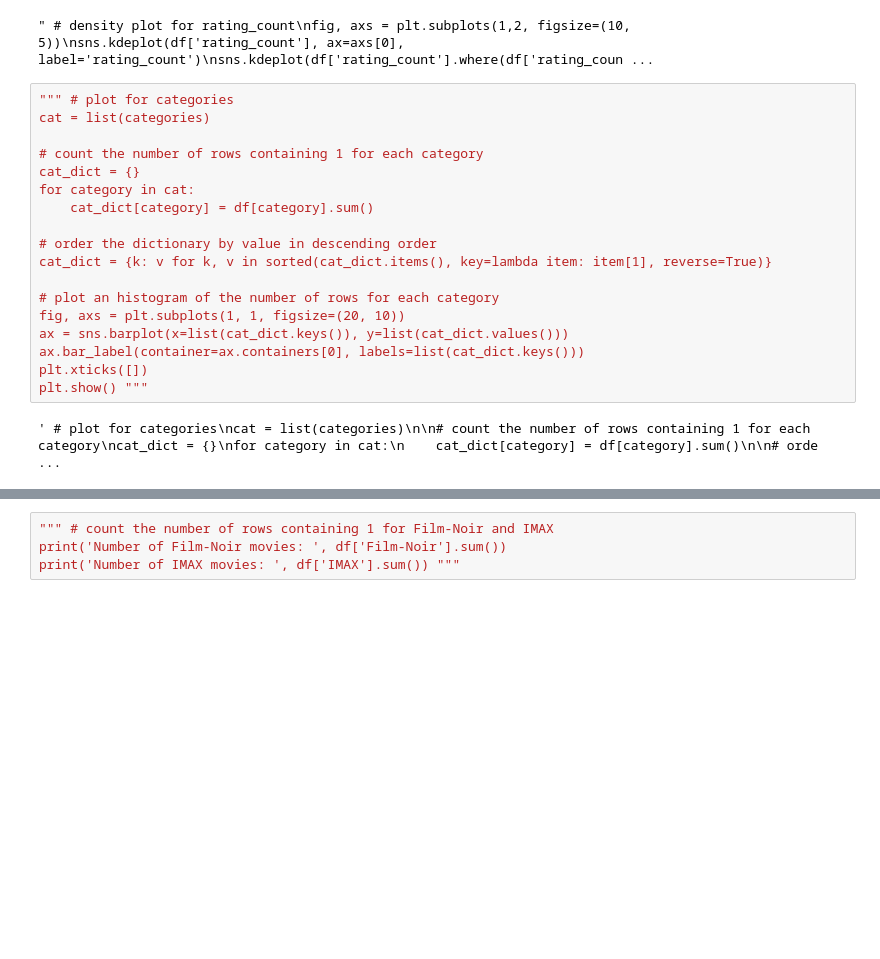
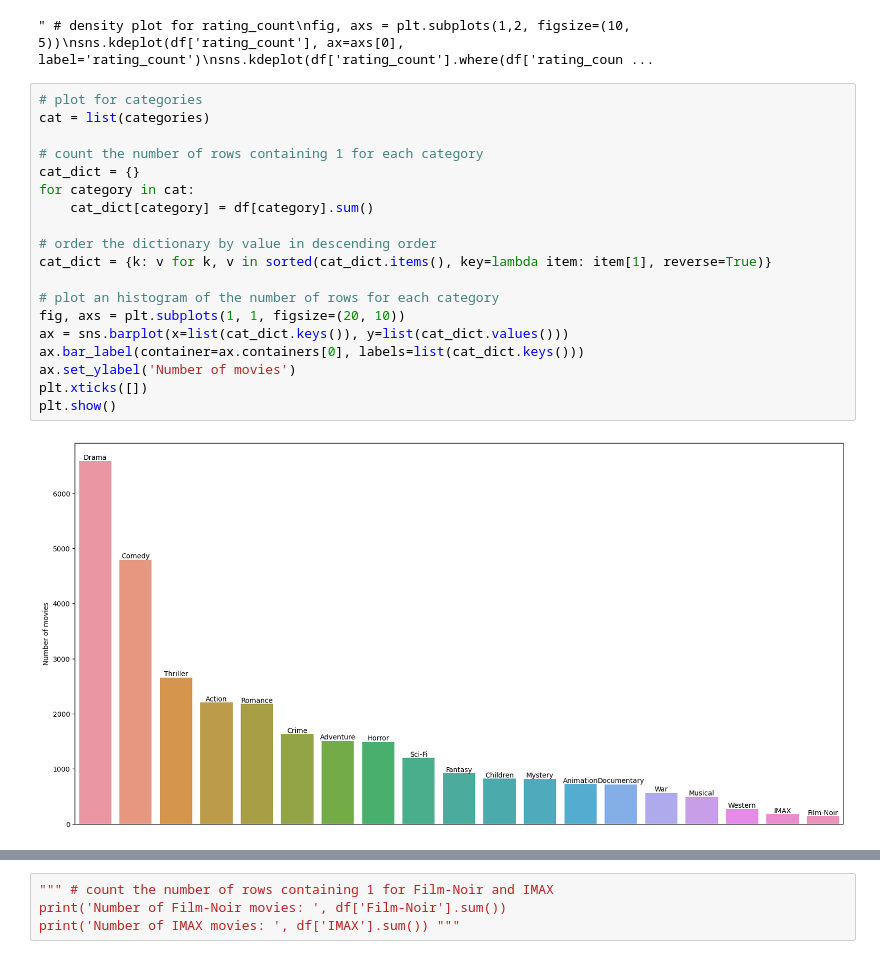
Before and after one commit to nicolopizzo/data-analytics, a Jupyter notebook: analysis.ipynb, the cells around one changed output, grey strips where cells are left out. Saved outputs shown, nothing was run; the diff lists cells and outputs as text; blank space fills up the shorter version.

```diff
--- a/analysis.ipynb
+++ b/analysis.ipynb
@@ -302,23 +303,24 @@ print('Number of all movies: ', df.shape[0]) """
 # %% [output]
 " # density plot for rating_count\nfig, axs = plt.subplots(1,2, figsize=(10, 5))\nsns.kdeplot(df['rating_count'], ax=axs[0], label='rating_count')\nsns.kdeplot(df['rating_count'].where(df['rating_coun ...
 # %%
-""" # plot for categories
+# plot for categories
 cat = list(categories)
 
 # count the number of rows containing 1 for each category
 cat_dict = {}
 for category in cat:
     cat_dict[category] = df[category].sum()
 
 # order the dictionary by value in descending order
 cat_dict = {k: v for k, v in sorted(cat_dict.items(), key=lambda item: item[1], reverse=True)}
 
 # plot an histogram of the number of rows for each category
 fig, axs = plt.subplots(1, 1, figsize=(20, 10))
 ax = sns.barplot(x=list(cat_dict.keys()), y=list(cat_dict.values()))
 ax.bar_label(container=ax.containers[0], labels=list(cat_dict.keys()))
+ax.set_ylabel('Number of movies')
 plt.xticks([])
-plt.show() """
+plt.show()
 # %% [output]
-' # plot for categories\ncat = list(categories)\n\n# count the number of rows containing 1 for each category\ncat_dict = {}\nfor category in cat:\n    cat_dict[category] = df[category].sum()\n\n# orde ...
+[figure, added]
 # %%
```
Also changed, not shown: parts of 51 cells of this notebook, 1 other file.
